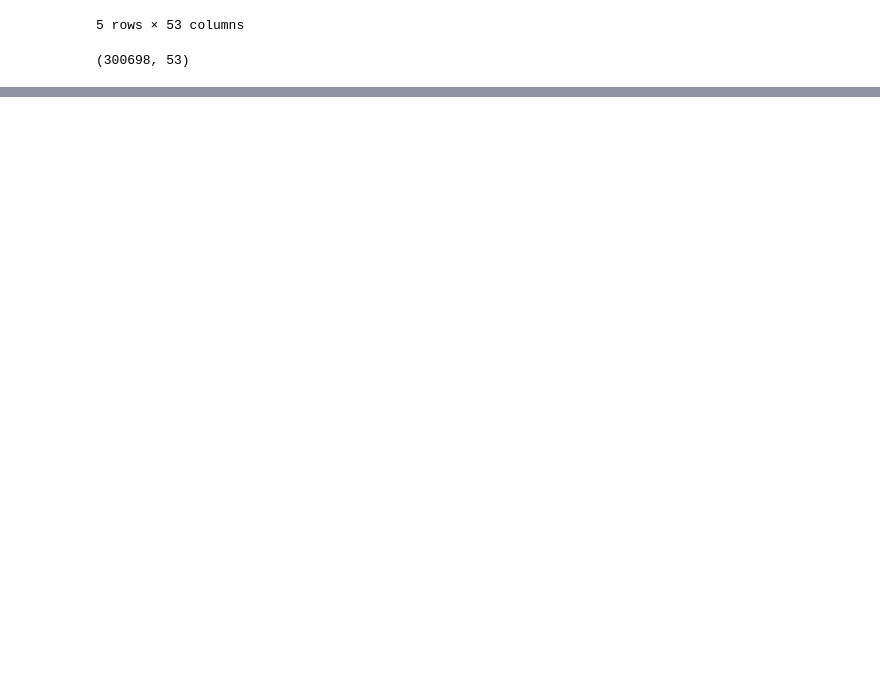
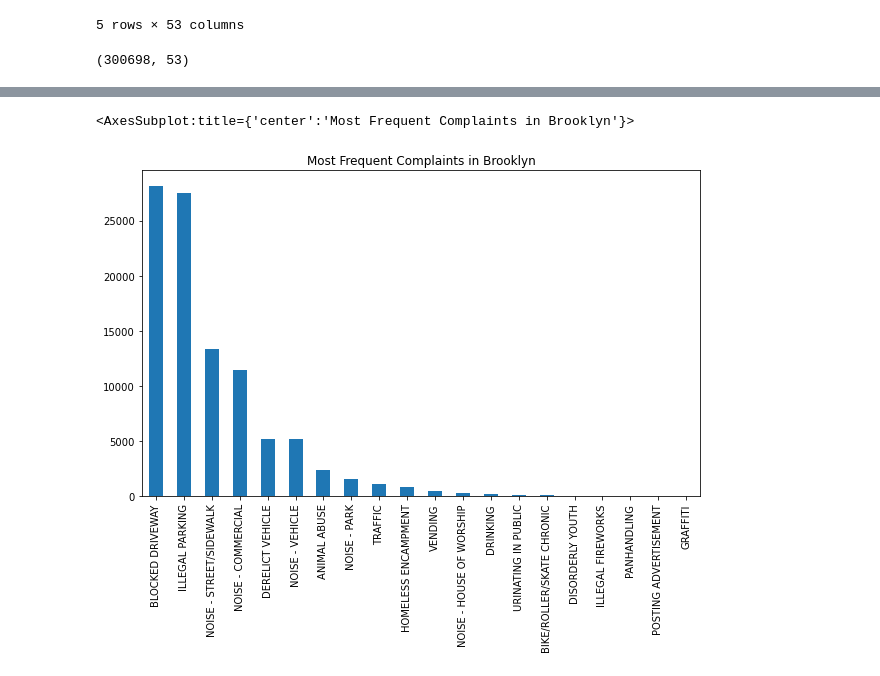
Before and after one commit to Rahulkumarr2080/Customer-Service-Requests-Analysis, a Jupyter notebook: Customer Service Requests Analysis.ipynb, the cells around one changed output, grey strips where cells are left out. Cells and saved outputs as stored; diff of their text form; code cells hidden in the pictures; blank space fills up the shorter version.

```diff
--- a/Customer Service Requests Analysis.ipynb
+++ b/Customer Service Requests Analysis.ipynb
@@ -153,0 +321,9 @@ dtype: int64
+# %%
+#Conclusion - 3 Analysis for Brooklyn borough which has highest number of complains
+
+df_Brooklyn = customer_service_request[customer_service_request['Borough']=='BROOKLYN']
+# %%
+(df_Brooklyn['Complaint Type'].value_counts()).head(25).plot(kind='bar',figsize=(10,6),title = 'Most Frequent Complaints in Brooklyn')
+# %% [output]
+<AxesSubplot:title={'center':'Most Frequent Complaints in Brooklyn'}>
+[figure, added]
```
Also changed, not shown: parts of 54 cells of this notebook, 2 other files.
